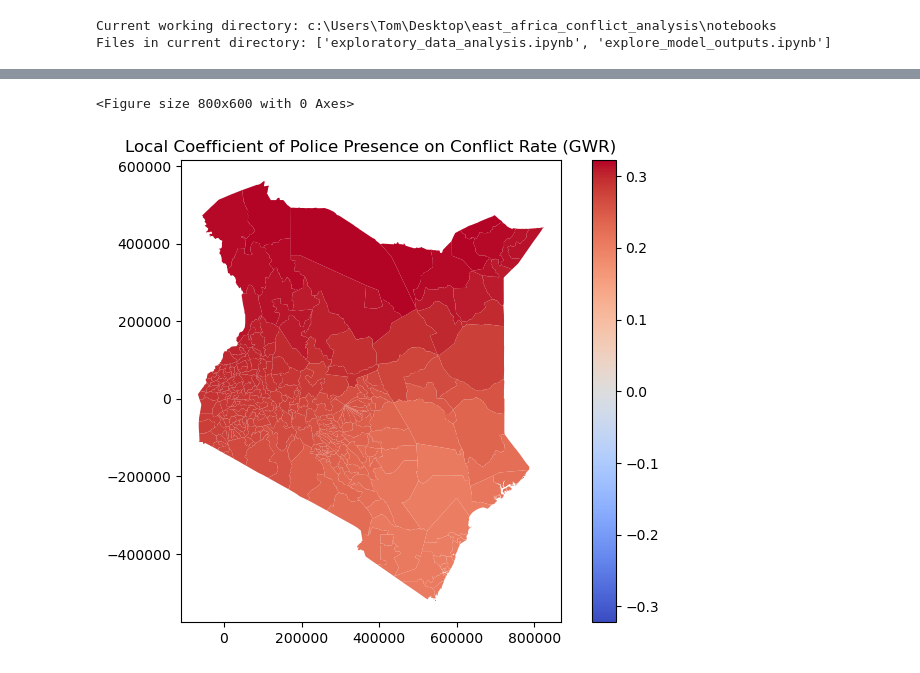
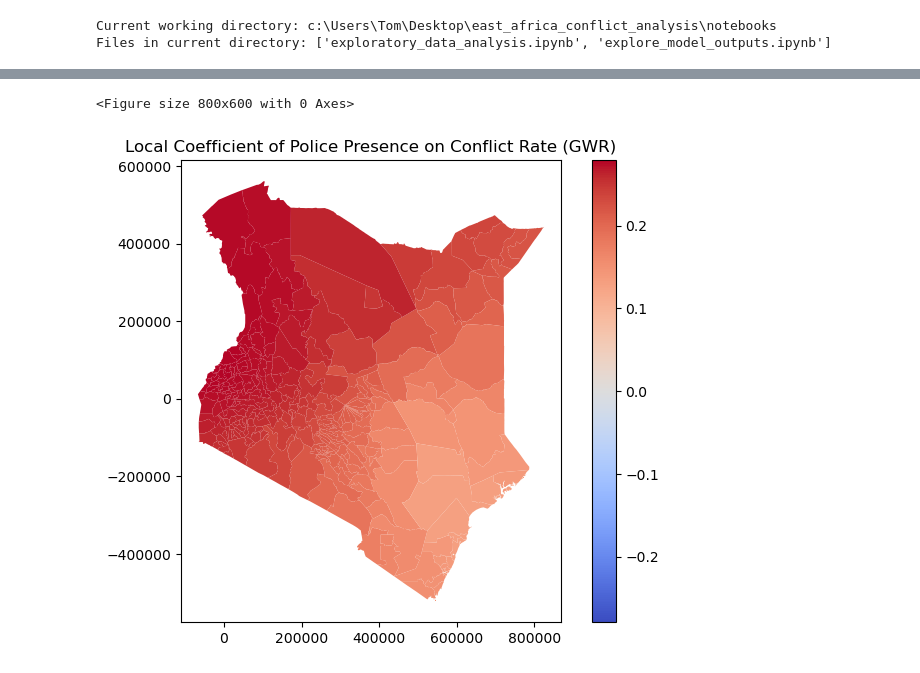
Before and after one commit to tomwaldin/east_africa_conflict_analysis, a Jupyter notebook: notebooks/explore_model_outputs.ipynb, the cells around one changed output, grey strips where cells are left out. Drawn from its saved outputs; the diff is of its cells as text; code cells hidden in the pictures.

Commit message:
corrected pipeline to allow any country and any osm features

```diff
--- a/notebooks/explore_model_outputs.ipynb
+++ b/notebooks/explore_model_outputs.ipynb
@@ -52,0 +118,22 @@ None
+# %%
+data = clean_data_pipeline()
+
+# Kenya
+gdf_gwr_ken, gwr_results_ken, bw_ken = run_country_gwr(
+    data=data,
+    country_key="ken",
+    y_var="log_conflict_rate",
+    x_vars=["log_police_density", "log_hospitals_density"],
+    feature_keys=["police", "hospitals"],
+    unit_id_col="GID_2"
+)
+
+# Ethiopia
+gdf_gwr_eth, gwr_results_eth, bw_eth = run_country_gwr(
+    data=data,
+    country_key="eth",
+    y_var="log_conflict_rate",
+    x_vars=["log_police_density", "log_hospitals_density"],
+    feature_keys=["police", "hospitals"],
+    unit_id_col="GID_2"  # assuming GID_2 exists in ETH as well
+)
@@ -53,18 +207,18 @@ None
 # %%
 plt.figure(figsize=(8, 6))
 
 # Calculate symmetric bounds around 0
-max_abs_value = max(abs(gdf_gwr['gwr_police_per_10k_coef'].min()),
-                    abs(gdf_gwr['gwr_police_per_10k_coef'].max()))
+max_abs_value = max(abs(gdf_gwr_ken['gwr_log_police_density_coef'].min()),
+                    abs(gdf_gwr_ken['gwr_log_police_density_coef'].max()))
 
-gdf_gwr.plot(column='gwr_police_per_10k_coef',
+gdf_gwr_ken.plot(column='gwr_log_police_density_coef',
              legend=True,
              cmap='coolwarm',
              figsize=(8,6),
              vmin=-max_abs_value,
              vmax=max_abs_value)
 plt.title('Local Coefficient of Police Presence on Conflict Rate (GWR)')
 plt.show()
 # %% [output]
 <Figure size 800x600 with 0 Axes>
-[figure, old version]
+[figure, new version]
```
Also changed, not shown: parts of 10 cells of this notebook, 3 other files.
